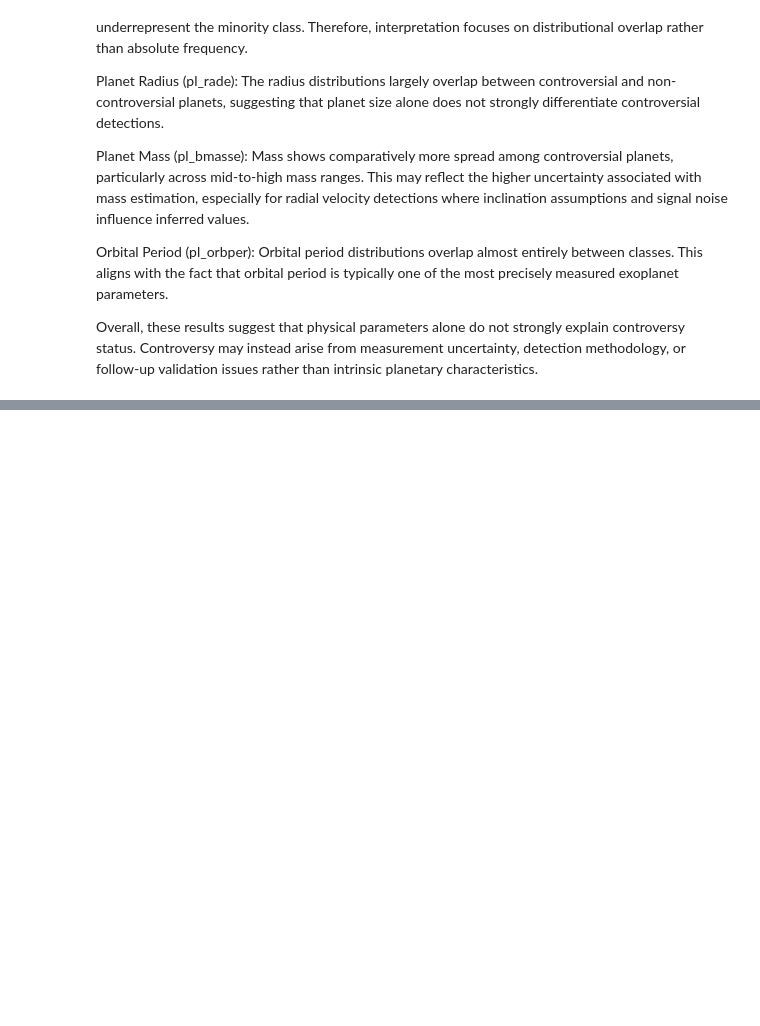
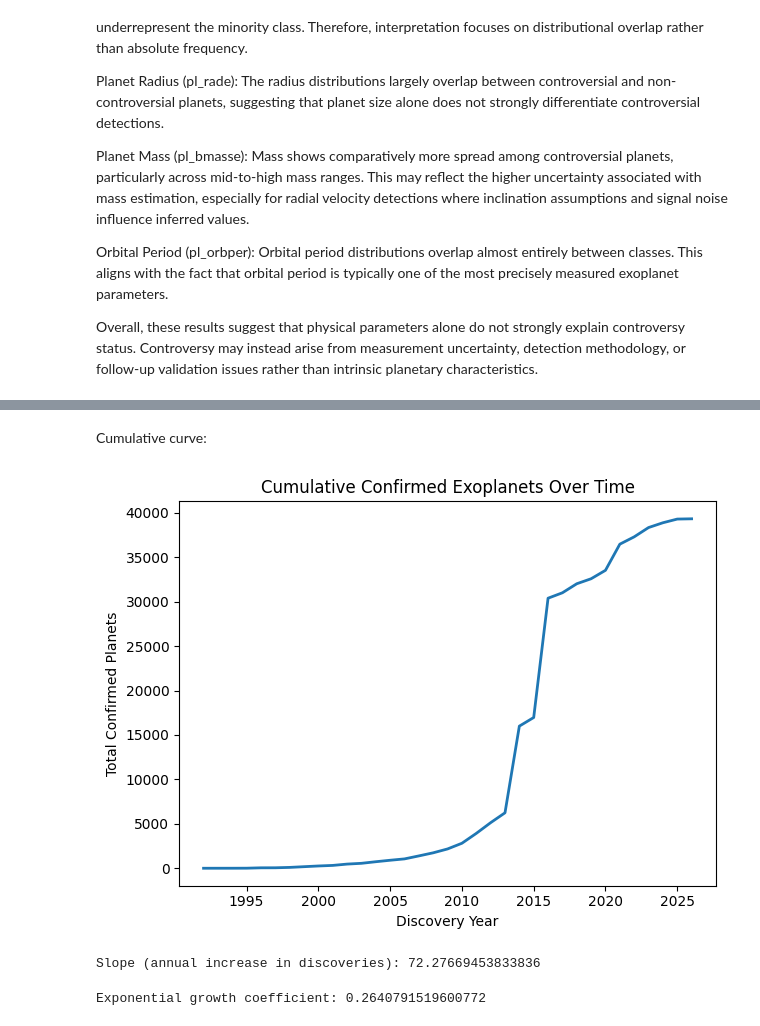
Before and after one commit to danielbnhz/exoplanet-statistical-study, a Jupyter notebook: notebooks/exoplanet-analysis.ipynb, the cells around one changed output, grey strips where cells are left out. Drawn from its saved outputs; the diff is of its cells as text; code cells hidden in the pictures; blank space fills up the shorter version.

```diff
--- a/notebooks/exoplanet-analysis.ipynb
+++ b/notebooks/exoplanet-analysis.ipynb
@@ -559,0 +590,34 @@ Overall, these results suggest that physical parameters alone do not strongly ex
+# %% [markdown]
+Cumulative curve:
+# %%
+plt.figure()
+plt.plot(year_counts.index, year_counts["cumulative"], linewidth=2)
+plt.title("Cumulative Confirmed Exoplanets Over Time")
+plt.xlabel("Discovery Year")
+plt.ylabel("Total Confirmed Planets")
+plt.tight_layout()
+plt.show()
+# %% [output]
+[figure, added]
+# %%
+import numpy as np
+from sklearn.linear_model import LinearRegression
+
+X = year_counts.index.values.reshape(-1, 1)
+y = year_counts["n"].values
+
+model = LinearRegression()
+model.fit(X, y)
+
+print("Slope (annual increase in discoveries):", model.coef_[0])
+# %% [output]
+Slope (annual increase in discoveries): 72.27669453833836
+# %%
+y_log = np.log(year_counts["cumulative"])
+
+model_exp = LinearRegression()
+model_exp.fit(X, y_log)
+
+print("Exponential growth coefficient:", model_exp.coef_[0])
+# %% [output]
+Exponential growth coefficient: 0.2640791519600772
```
Also changed, not shown: parts of 5 cells of this notebook.
